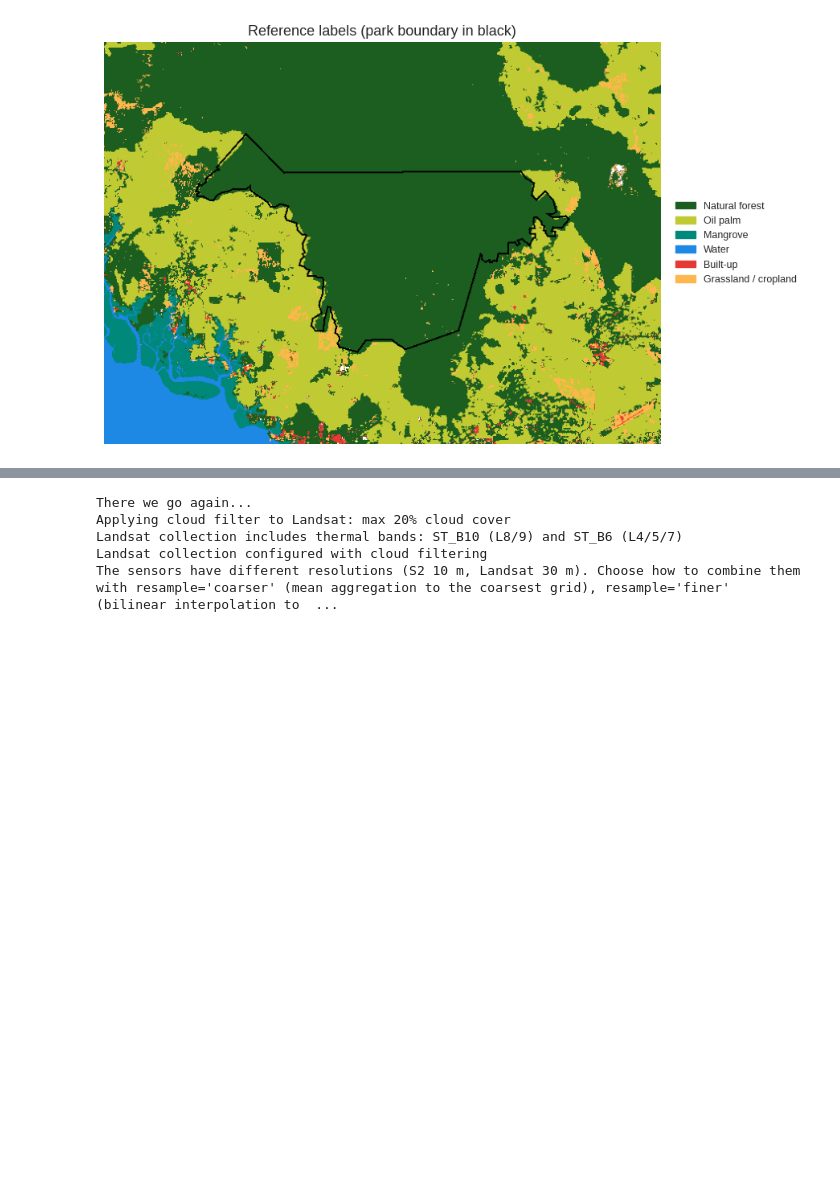
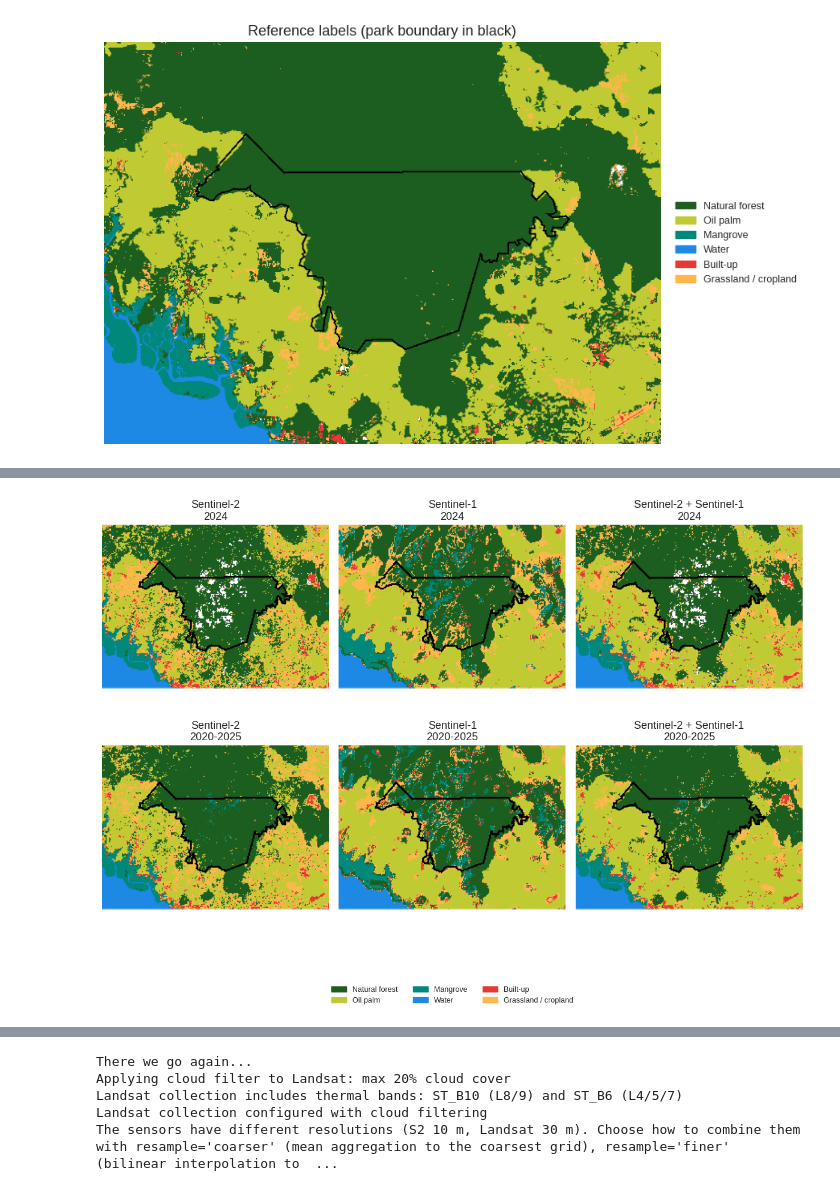
Before and after one commit to Digdgeo/Ndvi2Gif, a Jupyter notebook: book/notebooks/07_multisensor_classification.ipynb, the cells around one changed output, grey strips where cells are left out. Cells and saved outputs as stored; diff of their text form; code cells hidden in the pictures; blank space fills up the shorter version.

```diff
--- a/book/notebooks/07_multisensor_classification.ipynb
+++ b/book/notebooks/07_multisensor_classification.ipynb
@@ -484,0 +495,7 @@ node), split, n, loss, yval, (yprob)
+# %%
+per_class = pd.DataFrame({
+    f'{span}\n{sensors}': clf.get_accuracy_report().set_index('Class')['ProducerAccuracy'].drop('Overall')
+    for (span, sensors), clf in runs.items()
+})
+per_class.index = [CLASSES[int(i)] for i in per_class.index]
+per_class.style.format('{:.2f}').set_caption("Producer's accuracy per class")
@@ -484,0 +634,9 @@ node), split, n, loss, yval, (yprob)
+# %%
+fig, axes = plt.subplots(2, 3, figsize=(12, 9))
+for ax, ((span, sensors), clf) in zip(axes.ravel(), runs.items()):
+    img = clf.classified_image.visualize(**class_vis).blend(park_outline)
+    show_classes(ax, thumbnail(img, {}, dimensions=250), f'{sensors}\n{span}')
+fig.legend(handles=legend, loc='lower center', ncol=3, fontsize=9, frameon=False)
+plt.tight_layout(rect=(0, 0.08, 1, 1))
+# %% [output]
+[figure, added]
```
Also changed, not shown: parts of 61 cells of this notebook, 15 other files.
